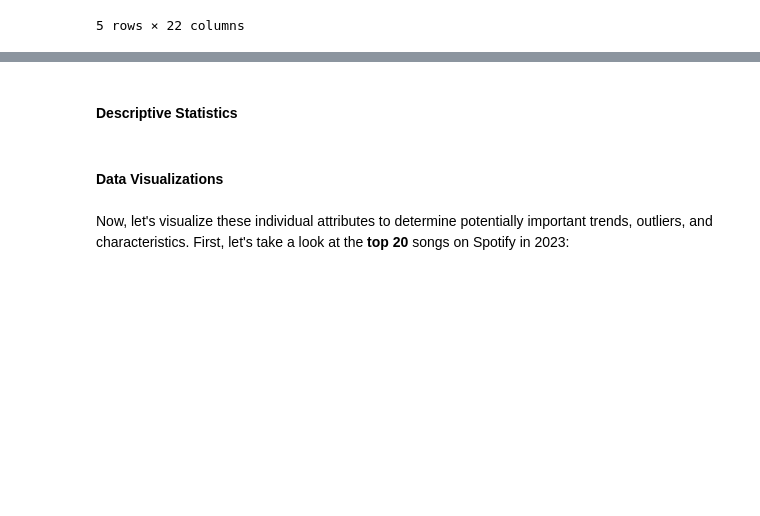
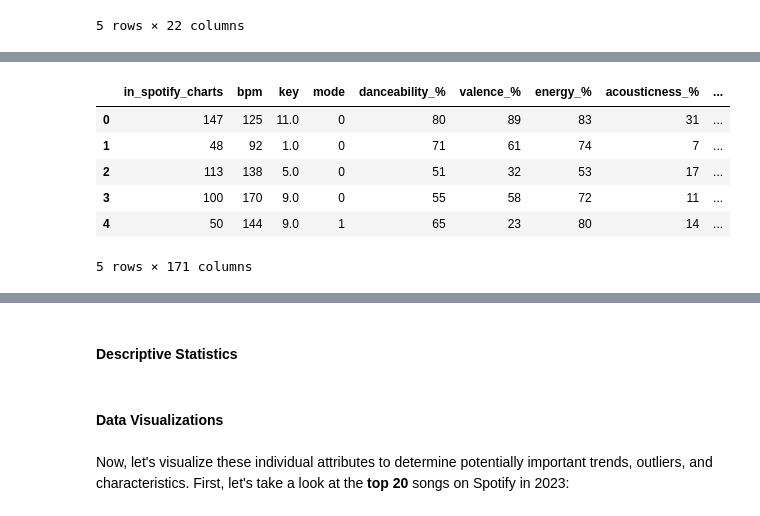
Before and after one commit to adithyabhonsley/ml-final-project, a Jupyter notebook: model.ipynb, the cells around one changed output, grey strips where cells are left out. Cells and saved outputs as stored; diff of their text form; code cells hidden in the pictures; blank space fills up the shorter version.

Commit message:
SVR, train test split, one hot encode

```diff
--- a/model.ipynb
+++ b/model.ipynb
@@ -333,0 +312,23 @@ ss = StandardScaler()
+# %%
+from sklearn.preprocessing import OneHotEncoder
+
+columns_to_encode = ['season', 'genre']
+data_to_encode = processed_data[columns_to_encode]
+encoder = OneHotEncoder(sparse=False, drop='first')
+encoded_data = encoder.fit_transform(data_to_encode)
+
+# NOTE: get_feature_names() renamed to get_feature_names_out(); use latter for upgraded sklearn versions
+encoded_df = pd.DataFrame(encoded_data, columns=encoder.get_feature_names(columns_to_encode))
+
+processed_data = pd.concat([processed_data, encoded_df], axis=1)
+processed_data.drop(columns=columns_to_encode, inplace=True)
+
+processed_data.head()
+# %% [output]
+|  | in_spotify_charts | bpm | key | mode | danceability_% | valence_% | energy_% | acousticness_% | ... |
+| 0 | 147 | 125 | 11.0 | 0 | 80 | 89 | 83 | 31 | ... |
+| 1 | 48 | 92 | 1.0 | 0 | 71 | 61 | 74 | 7 | ... |
+| 2 | 113 | 138 | 5.0 | 0 | 51 | 32 | 53 | 17 | ... |
+| 3 | 100 | 170 | 9.0 | 0 | 55 | 58 | 72 | 11 | ... |
+| 4 | 50 | 144 | 9.0 | 1 | 65 | 23 | 80 | 14 | ... |
+5 rows × 171 columns
```
Also changed, not shown: parts of 8 cells of this notebook, 1 other file.
